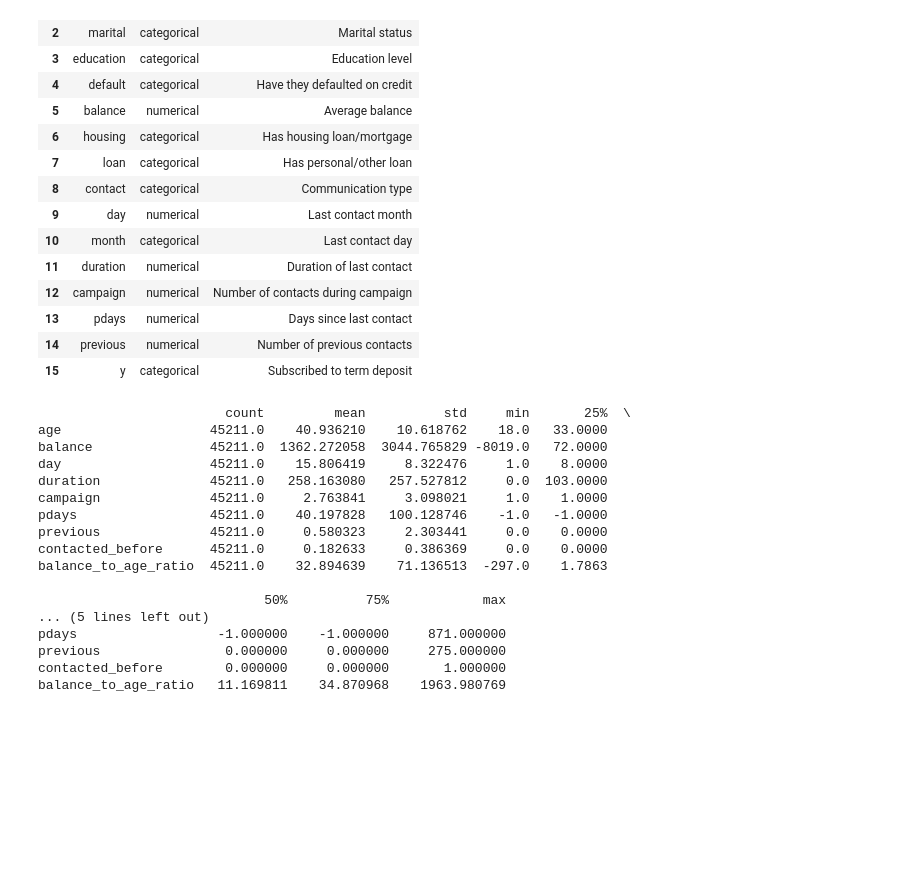
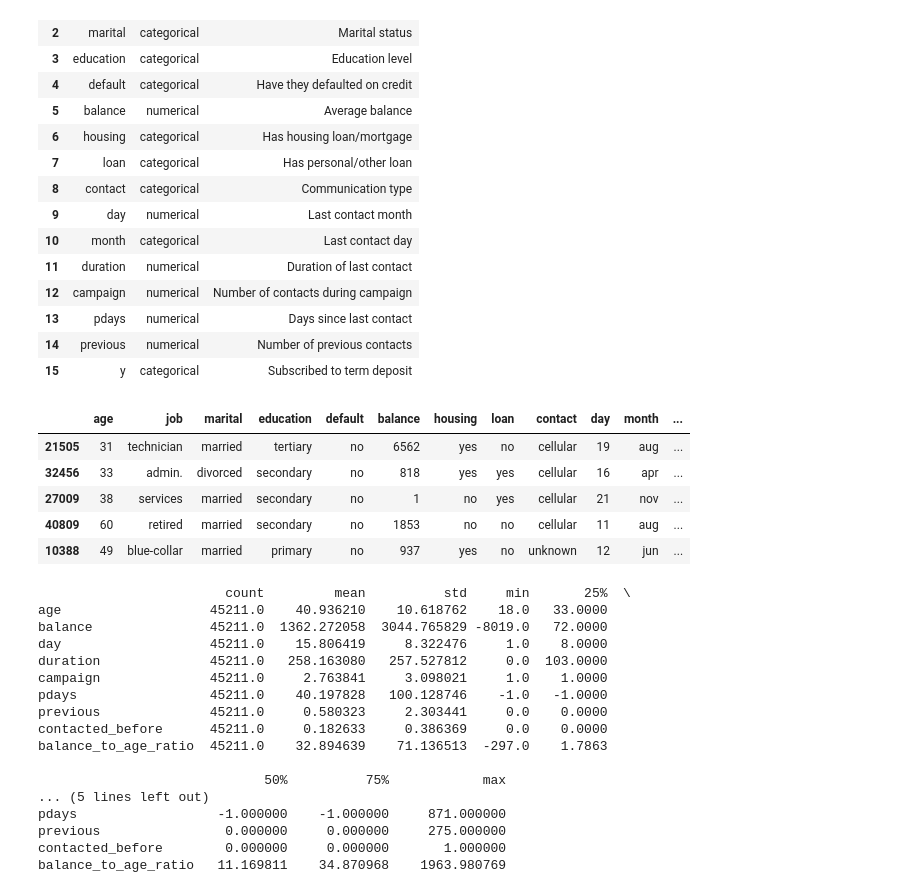
Before and after one commit to SNMaduna/MLSupervised1, a Jupyter notebook: ugransome-machine-learning-python-notebook (1) (2).ipynb, the cells around one changed output. Cells and saved outputs as stored; diff of their text form; code cells hidden in the pictures; blank space fills up the shorter version.

```diff
--- a/ugransome-machine-learning-python-notebook (1) (2).ipynb
+++ b/ugransome-machine-learning-python-notebook (1) (2).ipynb
@@ -151,24 +131,30 @@ feature_types
 # %%
 # Feature 1: Age Group
 # South African typical age group categorisation:
 # Youth: 18-34, Adult: 35-44, Middle-aged: 45-64, Senior: 65+
 df_cleaned['age_group'] = pd.cut(
     df_cleaned['age'],
     bins=[17, 34, 44, 64, np.inf],
     labels=['Youth', 'Adult', 'Middle-aged', 'Senior']
 )
-# Purpose: Groups clients by age for better segmentation. Age group may influence likelihood to subscribe.
 
-# Feature 2: Contacted Before (binary)
+# Feature 2: Contacted Before
 df_cleaned['contacted_before'] = np.where((df_cleaned['pdays'] != -1), 1, 0)
-# Purpose: Indicates if client was previously contacted. Prior contact may affect subscription probability.
-# Using both 'previous' and 'pdays' to determine if contacted before. / pdays = -1 indicates never contacted.
-
-# Display sample of updated data
-df_cleaned[['age', 'age_group', 'previous', 'contacted_before', 'y']].head()
 
 # Feature 3: Balance to Age
-df_cleaned['balance_to_age_ratio'] = df_cleaned['balance'] / (df_cleaned['age'] + 1)  # Add 1 to avoid division by zero
+df_cleaned['balance_to_age_ratio'] = df_cleaned['balance'] / (df_cleaned['age'] + 1)  # Added 1 to avoid division by zero
+df_cleaned['balance_to_age_ratio'] = df_cleaned['balance_to_age_ratio'].replace([np.inf, -np.inf], np.nan) # Handle any infinite values
+imputer = SimpleImputer(strategy='mean')
+df_cleaned[['balance_to_age_ratio']] = imputer.fit_transform(df_cleaned[['balance_to_age_ratio']])
+# Display sample of updated data
+df_cleaned.sample(5)
+# %% [output]
+|  | age | job | marital | education | default | balance | housing | loan | contact | day | month | ... |
+| 21505 | 31 | technician | married | tertiary | no | 6562 | yes | no | cellular | 19 | aug | ... |
+| 32456 | 33 | admin. | divorced | secondary | no | 818 | yes | yes | cellular | 16 | apr | ... |
+| 27009 | 38 | services | married | secondary | no | 1 | no | yes | cellular | 21 | nov | ... |
+| 40809 | 60 | retired | married | secondary | no | 1853 | no | no | cellular | 11 | aug | ... |
+| 10388 | 49 | blue-collar | married | primary | no | 937 | yes | no | unknown | 12 | jun | ... |
 # %%
 ## 1.3 Basic Statistics and Correlation Analysis
 # We compute summary statistics for numerical features and analyze correlations to guide feature selection and modeling.
```
Also changed, not shown: parts of 2 cells of this notebook.
